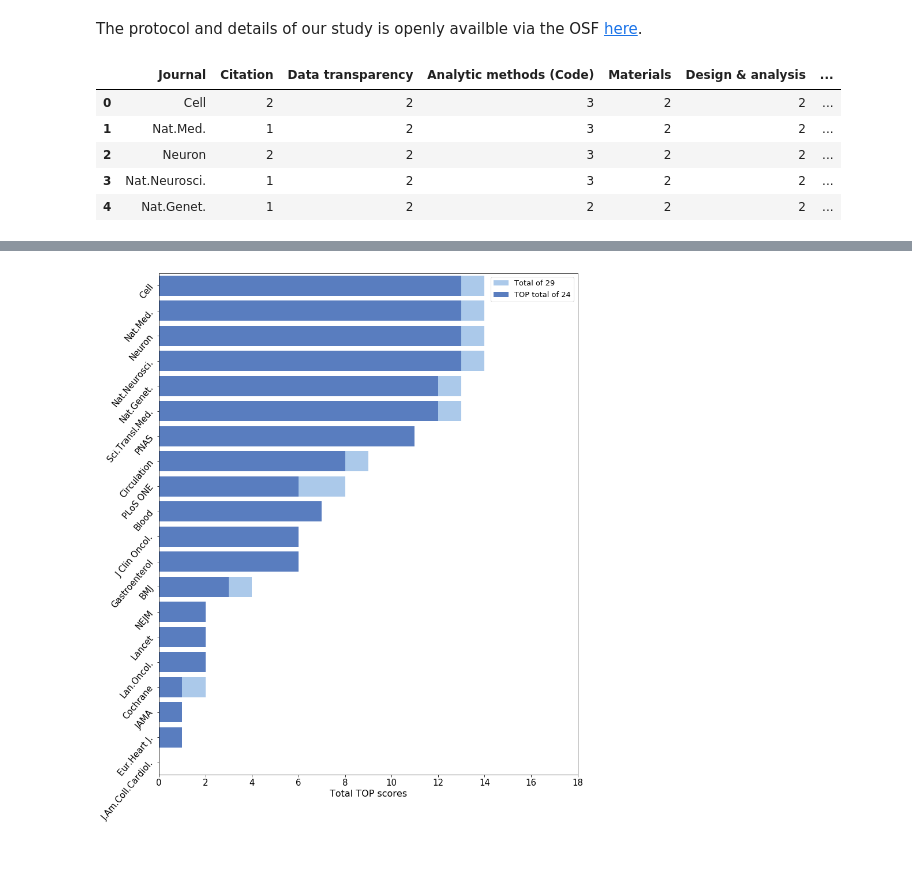
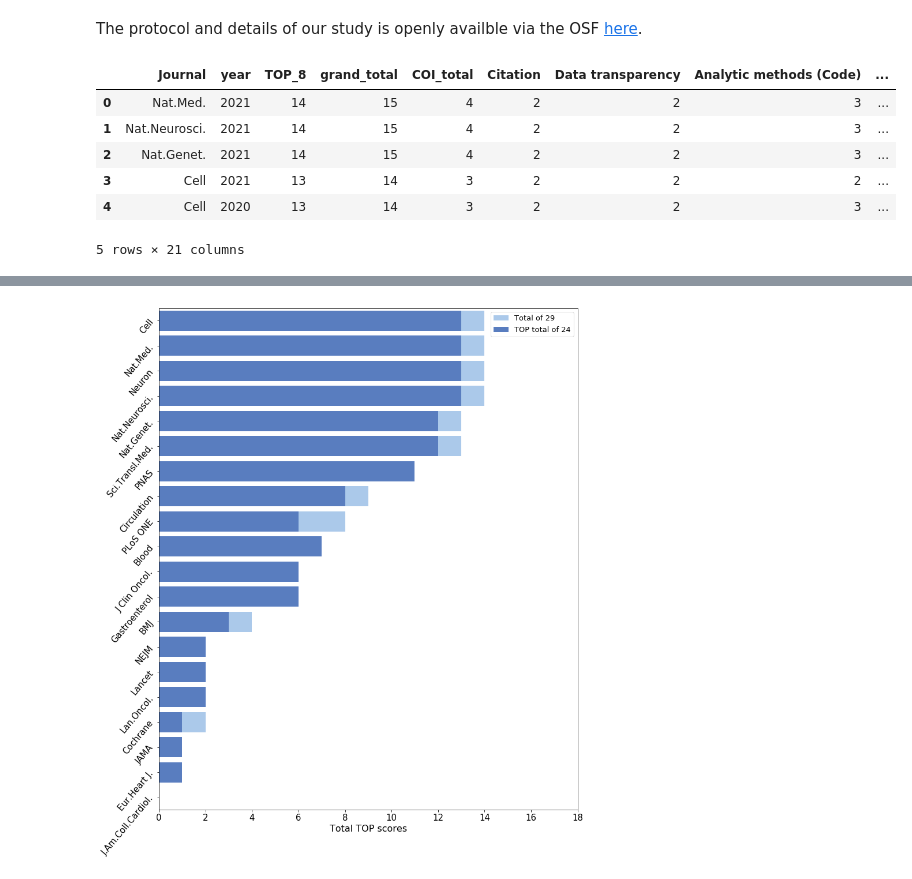
Before and after one commit to georgiarichards/TOP_medjournals, a Jupyter notebook: TOP_scores_Med&HealthJs.ipynb, the cells around one changed output, grey strips where cells are left out. Cells and saved outputs as stored; diff of their text form; code cells hidden in the pictures.

Commit message:
Analysis of 2021 data

```diff
--- a/TOP_scores_Med&HealthJs.ipynb
+++ b/TOP_scores_Med&HealthJs.ipynb
@@ -12,12 +12,13 @@ import matplotlib.pyplot as plt
 %matplotlib inline
 # %%
 # import data
-df=pd.read_csv("TOP_medj_totals.csv",thousands=',')
-df.head()
+df1=pd.read_csv("TOP_medj_totals.csv",thousands=',')
+df1.head()
 # %% [output]
-|  | Journal | Citation | Data transparency | Analytic methods (Code) | Materials | Design & analysis | ... |
-| 0 | Cell | 2 | 2 | 3 | 2 | 2 | ... |
-| 1 | Nat.Med. | 1 | 2 | 3 | 2 | 2 | ... |
-| 2 | Neuron | 2 | 2 | 3 | 2 | 2 | ... |
-| 3 | Nat.Neurosci. | 1 | 2 | 3 | 2 | 2 | ... |
-| 4 | Nat.Genet. | 1 | 2 | 2 | 2 | 2 | ... |
+|  | Journal | year | TOP_8 | grand_total | COI_total | Citation | Data transparency | Analytic methods (Code) | ... |
+| 0 | Nat.Med. | 2021 | 14 | 15 | 4 | 2 | 2 | 3 | ... |
+| 1 | Nat.Neurosci. | 2021 | 14 | 15 | 4 | 2 | 2 | 3 | ... |
+| 2 | Nat.Genet. | 2021 | 14 | 15 | 4 | 2 | 2 | 3 | ... |
+| 3 | Cell | 2021 | 13 | 14 | 3 | 2 | 2 | 2 | ... |
+| 4 | Cell | 2020 | 13 | 14 | 3 | 2 | 2 | 3 | ... |
+5 rows × 21 columns
```
Also changed, not shown: parts of 35 cells of this notebook, 2 other files.
